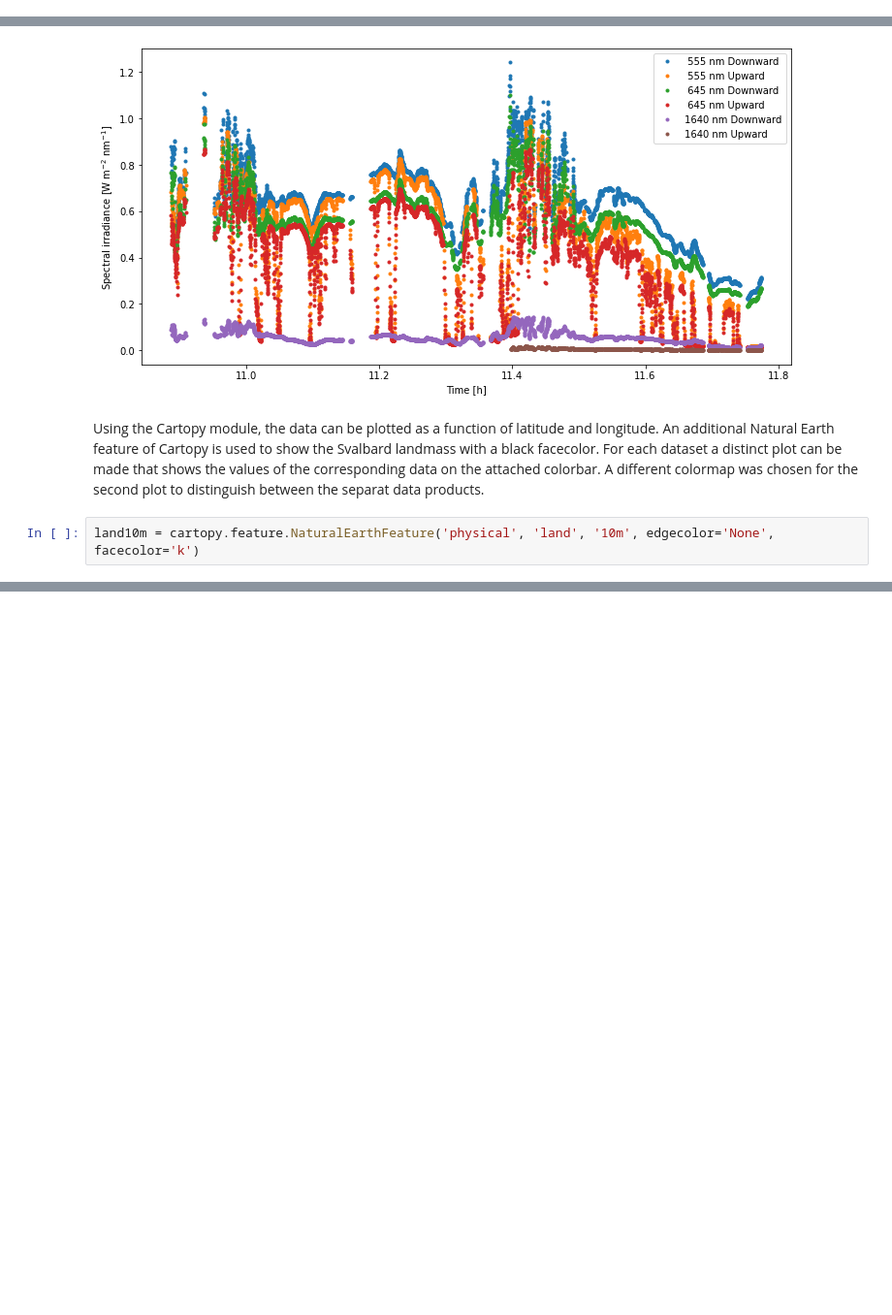
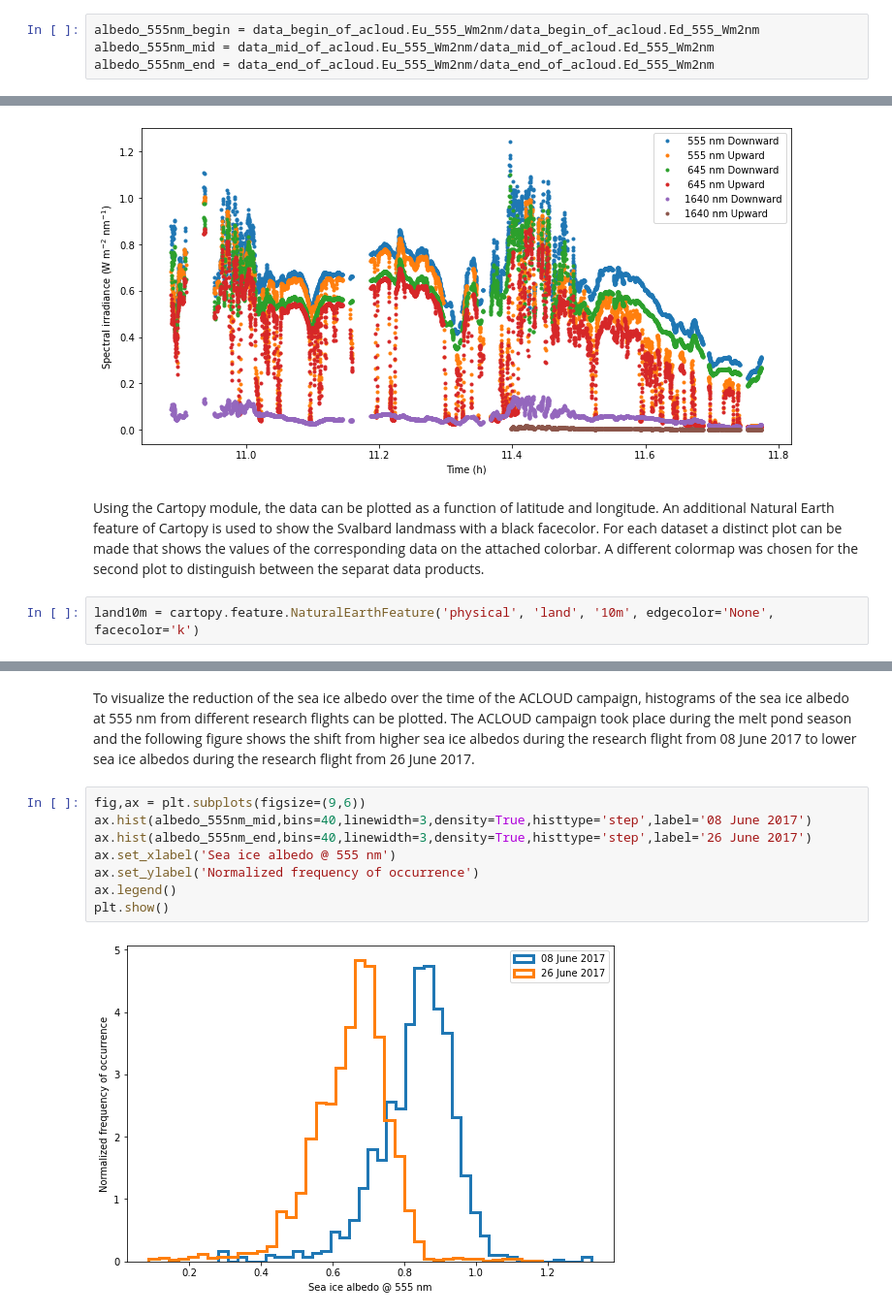
Before and after one commit to ac3-tr/ac3-notebooks, a Jupyter notebook: acloudirradiances_example.ipynb, the cells around one changed output, grey strips where cells are left out. Shown at 97% size. Drawn from its saved outputs; the diff is of its cells as text; blank space fills up the shorter version.

```diff
--- a/acloudirradiances_example.ipynb
+++ b/acloudirradiances_example.ipynb
@@ -55,3 +68,7 @@ print (data.dtype.names)
+# %%
+albedo_555nm_begin = data_begin_of_acloud.Eu_555_Wm2nm/data_begin_of_acloud.Ed_555_Wm2nm
+albedo_555nm_mid = data_mid_of_acloud.Eu_555_Wm2nm/data_mid_of_acloud.Ed_555_Wm2nm
+albedo_555nm_end = data_end_of_acloud.Eu_555_Wm2nm/data_end_of_acloud.Ed_555_Wm2nm
 # %% [markdown]
 ## Plotting example
 As an overview, the data fields can be plotted against flight time. Time is converted from seconds to hours.
@@ -108,0 +132,12 @@ cb.set_label('Downward spectral irradiance @ 1640 nm \n [W m$^{-2}$ nm$^{-1}$]')
+# %% [markdown]
+To visualize the reduction of the sea ice albedo over the time of the ACLOUD campaign, histograms of the sea ice albedo at 555 nm from different research flights can be plotted. The ACLOUD campaign took place during the melt pond season and the following figure shows the shift from higher sea ice albedos during the research flight from 08 June 2017 to lower sea ice albedos during the research flight from 26 June 2017.
+# %%
+fig,ax = plt.subplots(figsize=(9,6))
+ax.hist(albedo_555nm_mid,bins=40,linewidth=3,density=True,histtype='step',label='08 June 2017')
+ax.hist(albedo_555nm_end,bins=40,linewidth=3,density=True,histtype='step',label='26 June 2017')
+ax.set_xlabel('Sea ice albedo @ 555 nm')
+ax.set_ylabel('Normalized frequency of occurrence')
+ax.legend()
+plt.show()
+# %% [output]
+[figure, added]
```
Also changed, not shown: parts of 7 cells of this notebook.
